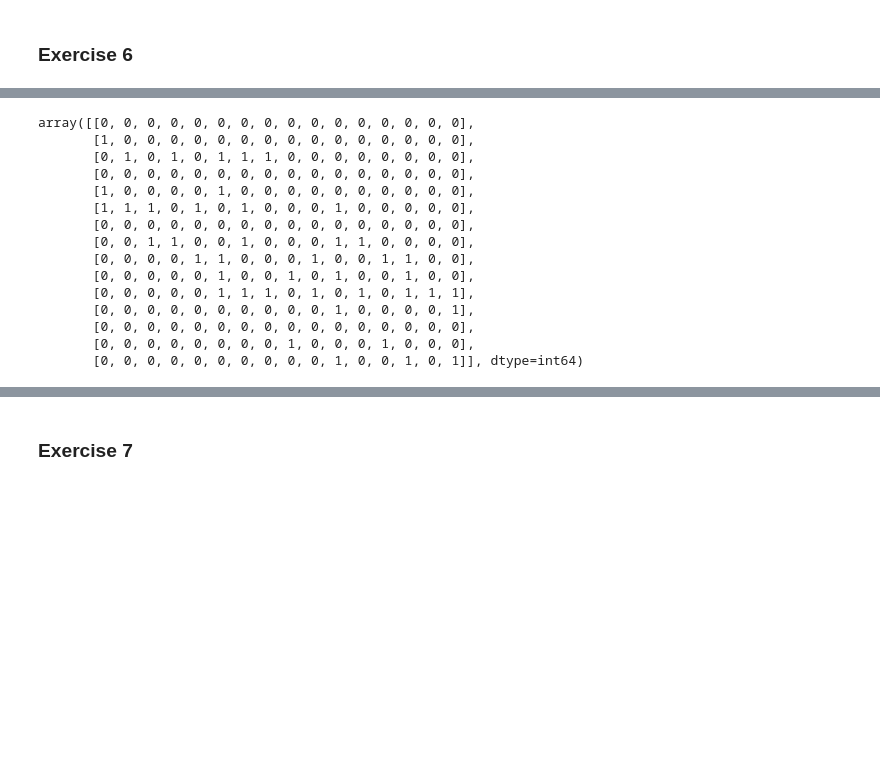
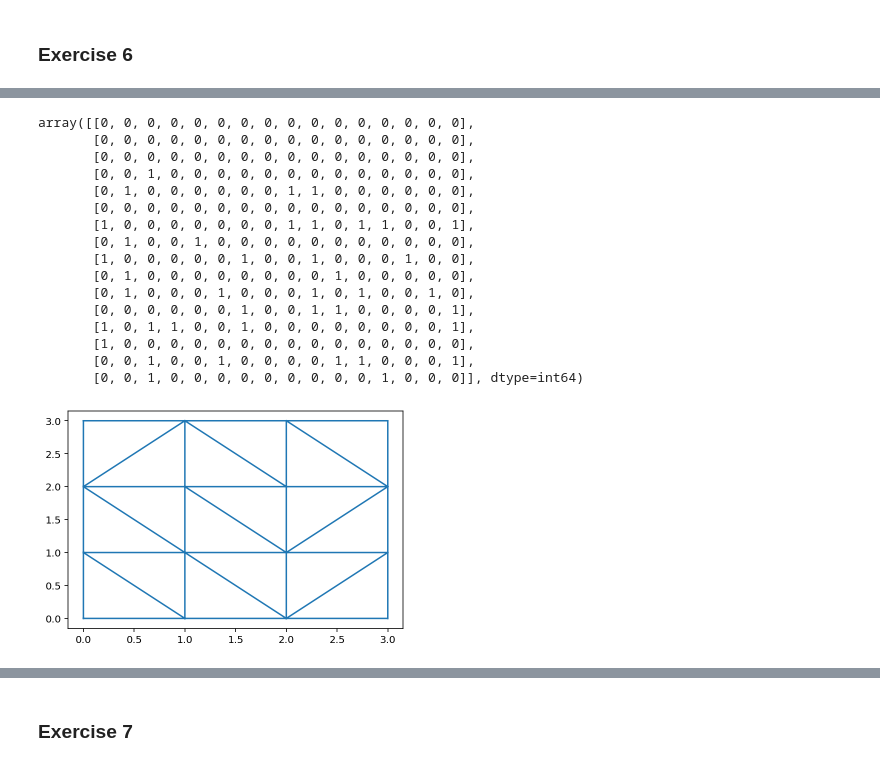
Before and after one commit to DionEngels/ScientificProgramming, a Jupyter notebook: Set 2/exset2.ipynb, the cells around one changed output, grey strips where cells are left out. Drawn from its saved outputs; the diff is of its cells as text; code cells hidden in the pictures; blank space fills up the shorter version.

```diff
--- a/Set 2/exset2.ipynb
+++ b/Set 2/exset2.ipynb
@@ -639,31 +599,35 @@ nb_cells: 18
 # %%
 ### d
 coord = np.apply_along_axis(lambda x: list(itertools.combinations(x,2)), 1, IJV).reshape((-1,2))
+
+coord = np.unique(coord, axis=0)
 C = sparse.csc_matrix(([1] * len(coord), (coord[:,0], coord[:,1])))
-C.data.fill(1)
+#C.data.fill(1)
 C.toarray()
 # %% [output]
 array([[0, 0, 0, 0, 0, 0, 0, 0, 0, 0, 0, 0, 0, 0, 0, 0],
+       [0, 0, 0, 0, 0, 0, 0, 0, 0, 0, 0, 0, 0, 0, 0, 0],
+       [0, 0, 0, 0, 0, 0, 0, 0, 0, 0, 0, 0, 0, 0, 0, 0],
+       [0, 0, 1, 0, 0, 0, 0, 0, 0, 0, 0, 0, 0, 0, 0, 0],
+       [0, 1, 0, 0, 0, 0, 0, 0, 1, 1, 0, 0, 0, 0, 0, 0],
+       [0, 0, 0, 0, 0, 0, 0, 0, 0, 0, 0, 0, 0, 0, 0, 0],
+       [1, 0, 0, 0, 0, 0, 0, 0, 1, 1, 0, 1, 1, 0, 0, 1],
+       [0, 1, 0, 0, 1, 0, 0, 0, 0, 0, 0, 0, 0, 0, 0, 0],
+       [1, 0, 0, 0, 0, 0, 1, 0, 0, 1, 0, 0, 0, 1, 0, 0],
+       [0, 1, 0, 0, 0, 0, 0, 0, 0, 0, 1, 0, 0, 0, 0, 0],
+       [0, 1, 0, 0, 0, 1, 0, 0, 0, 1, 0, 1, 0, 0, 1, 0],
+       [0, 0, 0, 0, 0, 0, 1, 0, 0, 1, 1, 0, 0, 0, 0, 1],
+       [1, 0, 1, 1, 0, 0, 1, 0, 0, 0, 0, 0, 0, 0, 0, 1],
        [1, 0, 0, 0, 0, 0, 0, 0, 0, 0, 0, 0, 0, 0, 0, 0],
-       [0, 1, 0, 1, 0, 1, 1, 1, 0, 0, 0, 0, 0, 0, 0, 0],
-       [0, 0, 0, 0, 0, 0, 0, 0, 0, 0, 0, 0, 0, 0, 0, 0],
-       [1, 0, 0, 0, 0, 1, 0, 0, 0, 0, 0, 0, 0, 0, 0, 0],
-       [1, 1, 1, 0, 1, 0, 1, 0, 0, 0, 1, 0, 0, 0, 0, 0],
-       [0, 0, 0, 0, 0, 0, 0, 0, 0, 0, 0, 0, 0, 0, 0, 0],
-       [0, 0, 1, 1, 0, 0, 1, 0, 0, 0, 1, 1, 0, 0, 0, 0],
-       [0, 0, 0, 0, 1, 1, 0, 0, 0, 1, 0, 0, 1, 1, 0, 0],
-       [0, 0, 0, 0, 0, 1, 0, 0, 1, 0, 1, 0, 0, 1, 0, 0],
-       [0, 0, 0, 0, 0, 1, 1, 1, 0, 1, 0, 1, 0, 1, 1, 1],
-       [0, 0, 0, 0, 0, 0, 0, 0, 0, 0, 1, 0, 0, 0, 0, 1],
-       [0, 0, 0, 0, 0, 0, 0, 0, 0, 0, 0, 0, 0, 0, 0, 0],
-       [0, 0, 0, 0, 0, 0, 0, 0, 1, 0, 0, 0, 1, 0, 0, 0],
-       [0, 0, 0, 0, 0, 0, 0, 0, 0, 0, 1, 0, 0, 1, 0, 1]], dtype=int64)
+       [0, 0, 1, 0, 0, 1, 0, 0, 0, 0, 1, 1, 0, 0, 0, 1],
+       [0, 0, 1, 0, 0, 0, 0, 0, 0, 0, 0, 0, 1, 0, 0, 0]], dtype=int64)
 # %%
 ### e
 import trimesh
-mesh = trimesh.Trimesh(XYZ, IJV)
-# mesh.show()
+mesh = plt.triplot(XYZ[:,0], XYZ[:,1], triangles=IJV)
 ### ???
+# %% [output]
+[figure, added]
 # %%
 ### f
 def ex6f(IJV):
```
Also changed, not shown: parts of 28 cells of this notebook, 1 other file.
